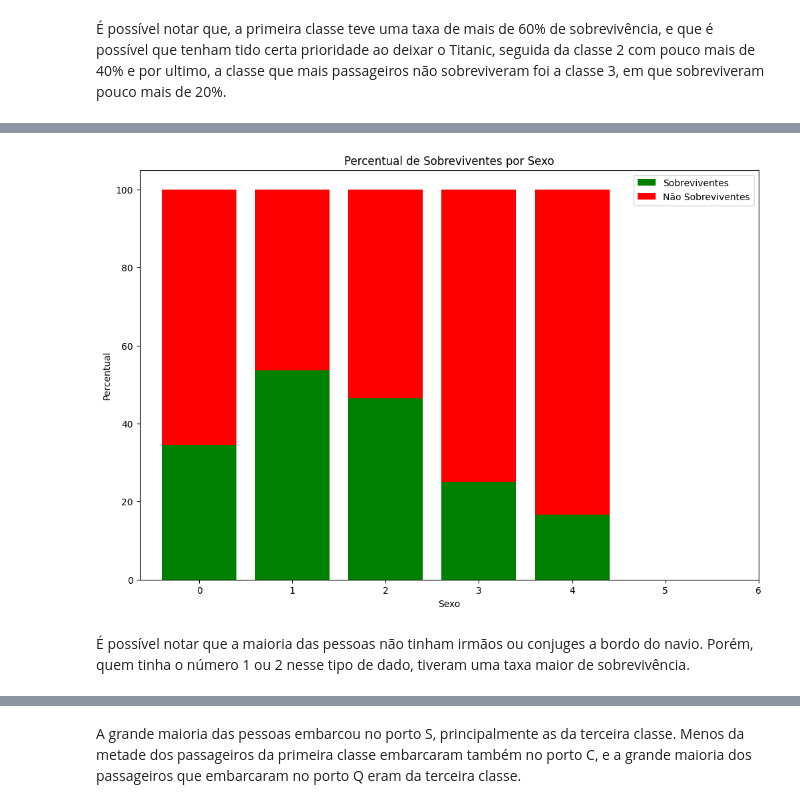
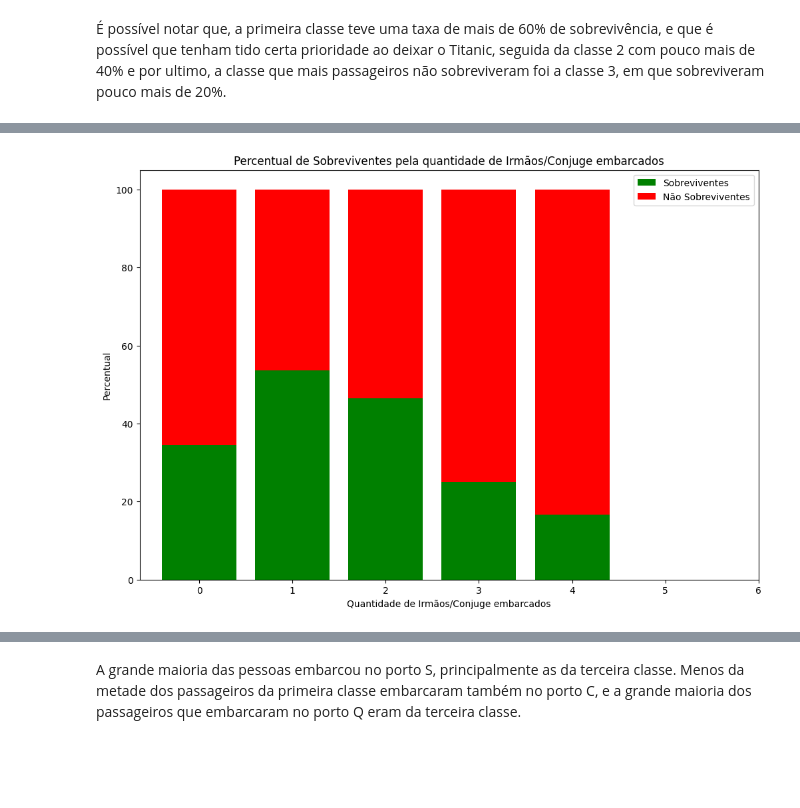
Before and after one commit to LSouzaCosta/DataScience, a Jupyter notebook: Titanic/01_EDA_titanic.ipynb, the cells around one changed output, grey strips where cells are left out. Drawn from its saved outputs; the diff is of its cells as text; code cells hidden in the pictures; blank space fills up the shorter version.

```diff
--- a/Titanic/01_EDA_titanic.ipynb
+++ b/Titanic/01_EDA_titanic.ipynb
@@ -192,26 +189,21 @@ sns.countplot(data=train_DF, x= "SibSp", hue="Survived")
 # %%
-# Observando se há relação entre Irmãos ou conjuge e sobrevivencia
-#sns.countplot(data=train_DF, x= "SibSp", hue="Survived")
-
 fig, ax = plt.subplots(figsize=(12, 8))
 survival_percent = train_DF.groupby('SibSp')['Survived'].value_counts(normalize=True).unstack() * 100
 
 # Definindo as barras para cada parametro
 bar_index = range(len(survival_percent),)
 
 # Plotagem das barras
 bars1 = ax.bar(bar_index, survival_percent[1], label='Sobreviventes', color='green')
 bars2 = ax.bar(bar_index, survival_percent[0], bottom=survival_percent[1], label='Não Sobreviventes', color='red')
 
 # Adicionando detalhes ao gráfico
-ax.set_xlabel('Sexo')
+ax.set_xlabel('Quantidade de Irmãos/Conjuge embarcados')
 ax.set_ylabel('Percentual')
-ax.set_title('Percentual de Sobreviventes por Sexo')
+ax.set_title('Percentual de Sobreviventes pela quantidade de Irmãos/Conjuge embarcados')
 ax.set_xticks(bar_index)
 #ax.set_xticklabels(["Mulheres", 'Homens'])
 ax.legend(loc='upper right')  # Movendo a legenda para o canto superior direito
 plt.show()
 # %% [output]
-[figure, old version]
+[figure, new version]
-# %% [markdown]
-É possível notar que a maioria das pessoas não tinham irmãos ou conjuges a bordo do navio. Porém, quem tinha o número 1 ou 2 nesse tipo de dado, tiveram uma taxa maior de sobrevivência.
```
Also changed, not shown: parts of 12 cells of this notebook.
